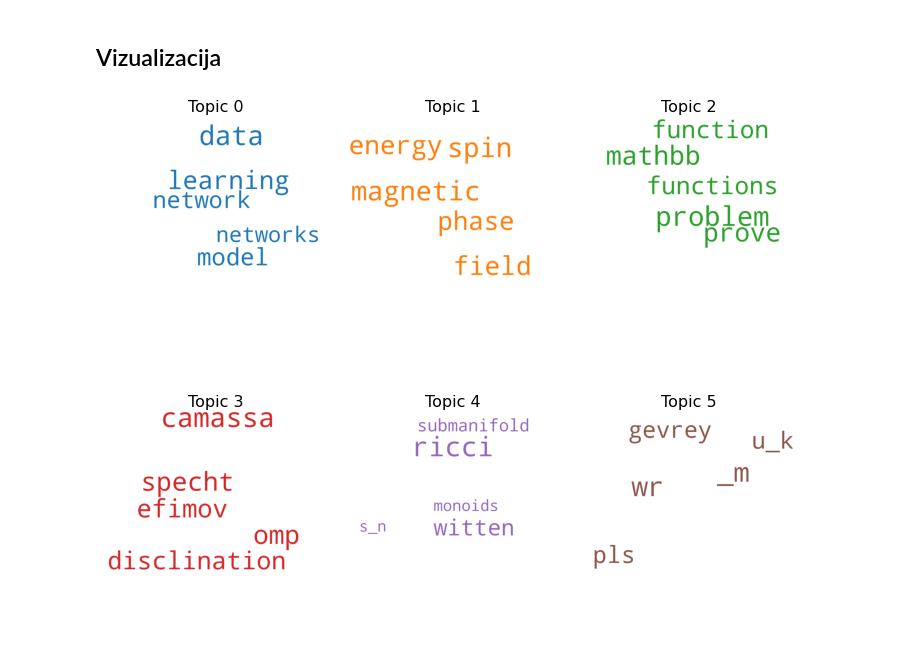
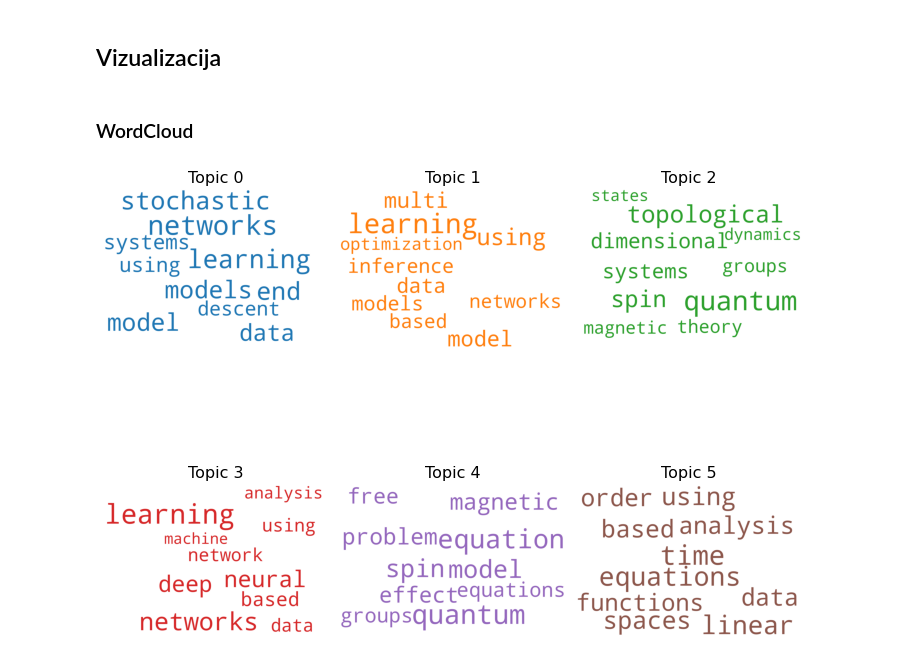
Before and after one commit to pablozz/topic-modeling, a Jupyter notebook: topic-modeling.ipynb, the cells around one changed output. Drawn from its saved outputs; the diff is of its cells as text; code cells hidden in the pictures; blank space fills up the shorter version.

Commit message:
add wordcloud visualisation

```diff
--- a/topic-modeling.ipynb
+++ b/topic-modeling.ipynb
@@ -4,7 +4,7 @@
 ## Kintamieji
 # %%
 dataset = 'train.csv'
-column_name = 'ABSTRACT'
+column_name = 'TITLE'
 topics_amount = 6
 # %% [markdown]
 ## Pirminis teksto apdorojimas
@@ -26,13 +26,3 @@ LDA = LatentDirichletAllocation(n_components = topics_amount, random_state = 0)
 LDA.fit(dtm)
 # %% [output]
 LatentDirichletAllocation(n_components=6, random_state=0)
-# %%
-LDA.components_
-
-# for index, topic in enumerate(LDA.components_):
-
-topics = {}
-for index, topic in enumerate(LDA.components_):
-    topics[index] = {}
-    for i in topic.argsort()[-5:]:
-        topics[index][tfidf.get_feature_names()[i]] = topic[i]
@@ -84,37 +39,49 @@ df.head()
 | 4 | 5 | Comparative study of Discrete Wav... | Fourier-transform infra-red (FTIR... | 1 | 0 | 0 | 1 | 0 | ... |
 # %% [markdown]
 ## Vizualizacija
+# %% [markdown]
+### WordCloud
+# %%
+LDA.components_
+
+words_count_in_wordcloud = 10
+
+topics = {}
+for index, topic in enumerate(LDA.components_):
+    topics[index] = {}
+    for i in topic.argsort()[-words_count_in_wordcloud:]:
+        topics[index][tfidf.get_feature_names()[i]] = topic[i]
 # %%
 from matplotlib import pyplot as plt
 from wordcloud import WordCloud, STOPWORDS
 import matplotlib.colors as mcolors
 
 cols = [color for name, color in mcolors.TABLEAU_COLORS.items()]  # more colors: 'mcolors.XKCD_COLORS'
 
 cloud = WordCloud(stopwords=STOPWORDS,
                   background_color='white',
                   width=2500,
                   height=1800,
                   max_words=10,
                   colormap='tab10',
                   color_func=lambda *args, **kwargs: cols[i],
                   prefer_horizontal=1.0)
 
 
-fig, axes = plt.subplots(2, 3, figsize=(10,10), sharex=True, sharey=True)
+fig, axes = plt.subplots(2, int(topics_amount / 2), figsize=(10,10), sharex=True, sharey=True)
 
 for i, ax in enumerate(axes.flatten()):
     fig.add_subplot(ax)
     cloud.generate_from_frequencies(topics[i], max_font_size=300)
     plt.gca().imshow(cloud)
     plt.gca().set_title('Topic ' + str(i), fontdict=dict(size=16))
     plt.gca().axis('off')
 
 
 plt.subplots_adjust(wspace=0, hspace=0)
 plt.axis('off')
 plt.margins(x=0, y=0)
 plt.tight_layout()
 plt.show()
 # %% [output]
-[figure, old version]
+[figure, new version]
```
Also changed, not shown: parts of 1 cell of this notebook.
